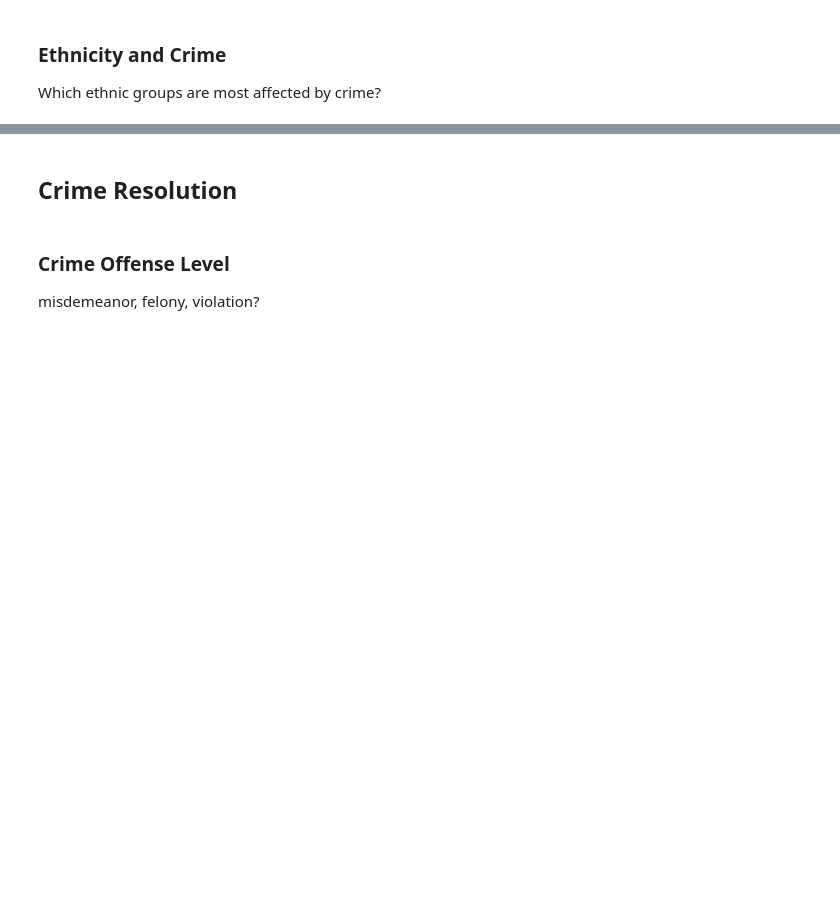
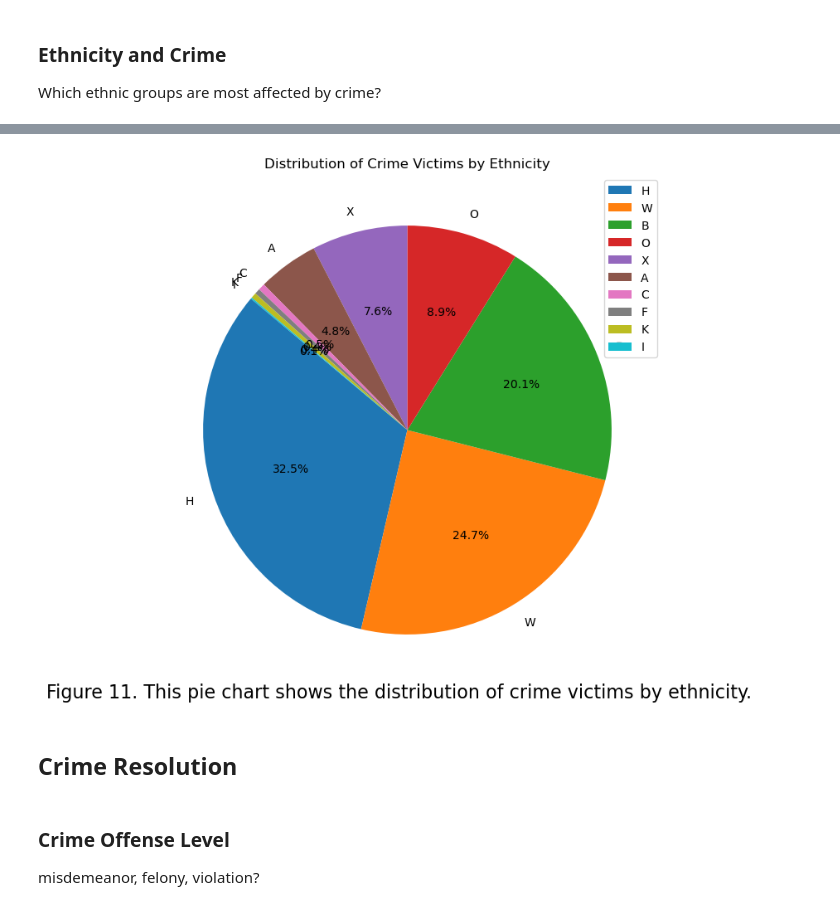
Before and after one commit to apatino16/LA_Crime_Data_Analysis_Project, a Jupyter notebook: src/Data_Analysis.ipynb, the cells around one changed output, grey strips where cells are left out. Saved outputs shown, nothing was run; the diff lists cells and outputs as text; code cells hidden in the pictures; blank space fills up the shorter version.

```diff
--- a/src/Data_Analysis.ipynb
+++ b/src/Data_Analysis.ipynb
@@ -729,3 +759,7 @@ victims_age['0']
 ### Ethnicity and Crime
 
 Which ethnic groups are most affected by crime?
+# %%
+victims_ethnicity = crime['vict_descent'].value_counts()
+
+print(victims_ethnicity)
@@ -732,3 +778,25 @@ Which ethnic groups are most affected by crime?
+# %%
+# Pie chart to display the distribution of crime victims by ethnicity
+
+# Data for the pie chart
+labels = victims_ethnicity.index  # Victim ethnicity categories
+sizes = victims_ethnicity.values  # Counts of each victim ethnicity category
+
+# Pie chart
+plt.figure(figsize=(8, 8))
+plt.pie(sizes, labels=labels, autopct='%1.1f%%', startangle=140)
+plt.title('Distribution of Crime Victims by Ethnicity')
+plt.legend(labels, loc="best")
+
+# Adding a description to the bar graph
+plt.text(0.5, 0.1, "Figure 11. This pie chart shows the distribution of crime victims by ethnicity.", ha='center', va='center', fontsize=16, transform=plt.gcf().transFigure)
+
+# Save the plot as a PNG file
+plt.savefig('../reports/figures/victims_ethnicity_distribution.png', bbox_inches='tight')
+
+plt.show()
+# %% [output]
+[figure, added]
 # %% [markdown]
 ## Crime Resolution
 # %% [markdown]
```
Also changed, not shown: parts of 9 cells of this notebook, 4 other files.
